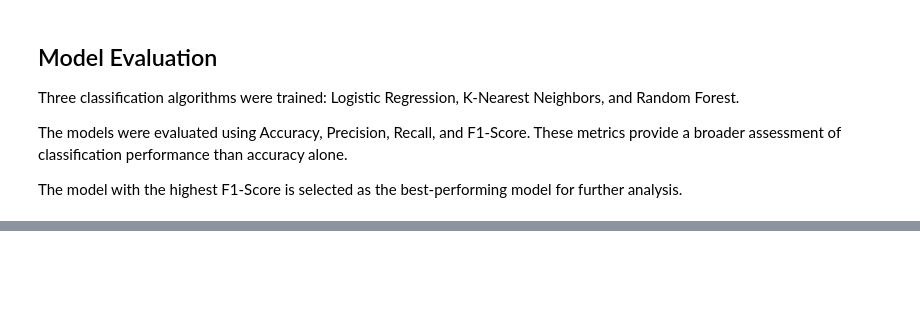
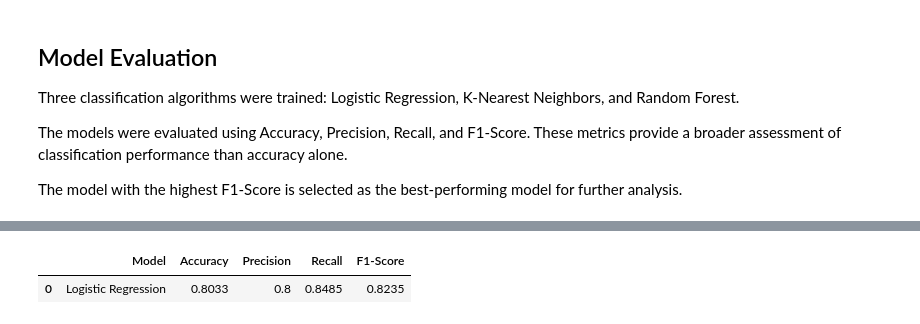
Before and after one commit to ankithm2005/Heart-Disease-ML-Project, a Jupyter notebook: Heart_Disease_ML_Project.ipynb, the cells around one changed output, grey strips where cells are left out. Saved outputs shown, nothing was run; the diff lists cells and outputs as text; code cells hidden in the pictures; blank space fills up the shorter version.

```diff
--- a/Heart_Disease_ML_Project.ipynb
+++ b/Heart_Disease_ML_Project.ipynb
@@ -461,0 +464,9 @@ The model with the highest F1-Score is selected as the best-performing model for
+# %%
+# Select the best model based on F1-Score
+
+best_model_name = results_df.loc[
+    results_df['F1-Score'].idxmax(),
+    'Model'
+]
+
+print("Best Performing Model:", best_model_name)
@@ -461,0 +552,9 @@ The model with the highest F1-Score is selected as the best-performing model for
+# %%
+best_results = results_df[
+    results_df['Model'] == best_model_name
+]
+
+best_results.round(4)
+# %% [output]
+|  | Model | Accuracy | Precision | Recall | F1-Score |
+| 0 | Logistic Regression | 0.8033 | 0.8 | 0.8485 | 0.8235 |
```
Also changed, not shown: parts of 11 cells of this notebook.
